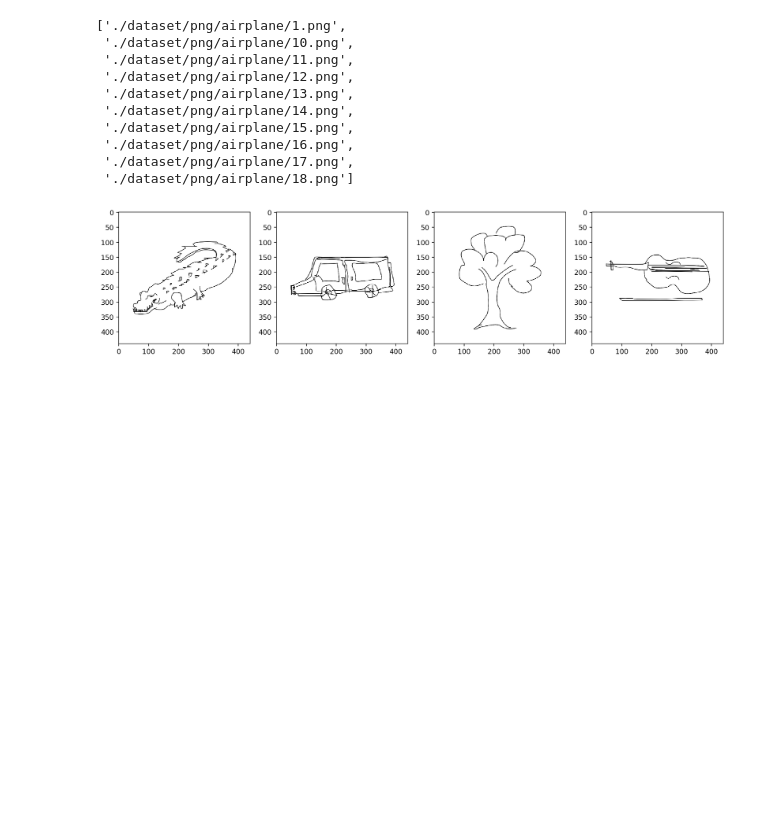
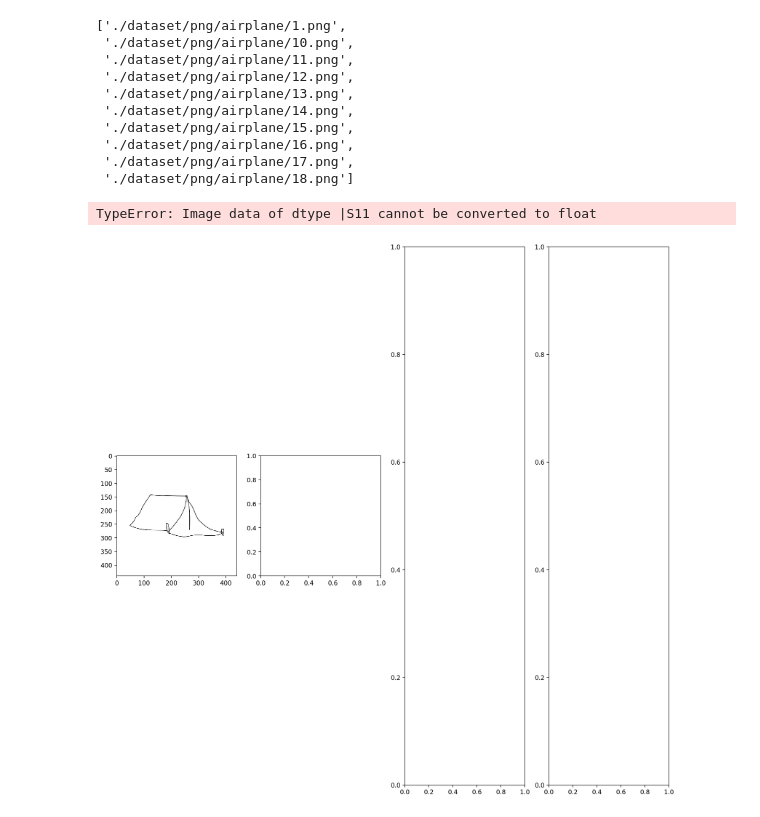
Before and after one commit to p0licat/cvdl-sketch-analysis, a Jupyter notebook: DataGenerator.ipynb, the cells around one changed output. Drawn from its saved outputs; the diff is of its cells as text; code cells hidden in the pictures; blank space fills up the shorter version.

```diff
--- a/DataGenerator.ipynb
+++ b/DataGenerator.ipynb
@@ -161,7 +161,7 @@ class DataGenerator(tf.keras.utils.Sequence):
         x_test = np.array(x_test)
         y_test = np.array(y_test)
 
-        return x_train, y_train
+        return x_train[0], y_train
 
     def __getitem__(self, index):
         """"
@@ -232,6 +232,7 @@ d.data[:10]
  './dataset/png/airplane/17.png',
  './dataset/png/airplane/18.png']
 # %%
-DataVisualizer.plot_batch(d[0][0])
+DataVisualizer.plot_batch(d[0])
 # %% [output]
+TypeError: Image data of dtype |S11 cannot be converted to float
-[figure, old version]
+[figure, new version]
```
Also changed, not shown: parts of 12 cells of this notebook.
